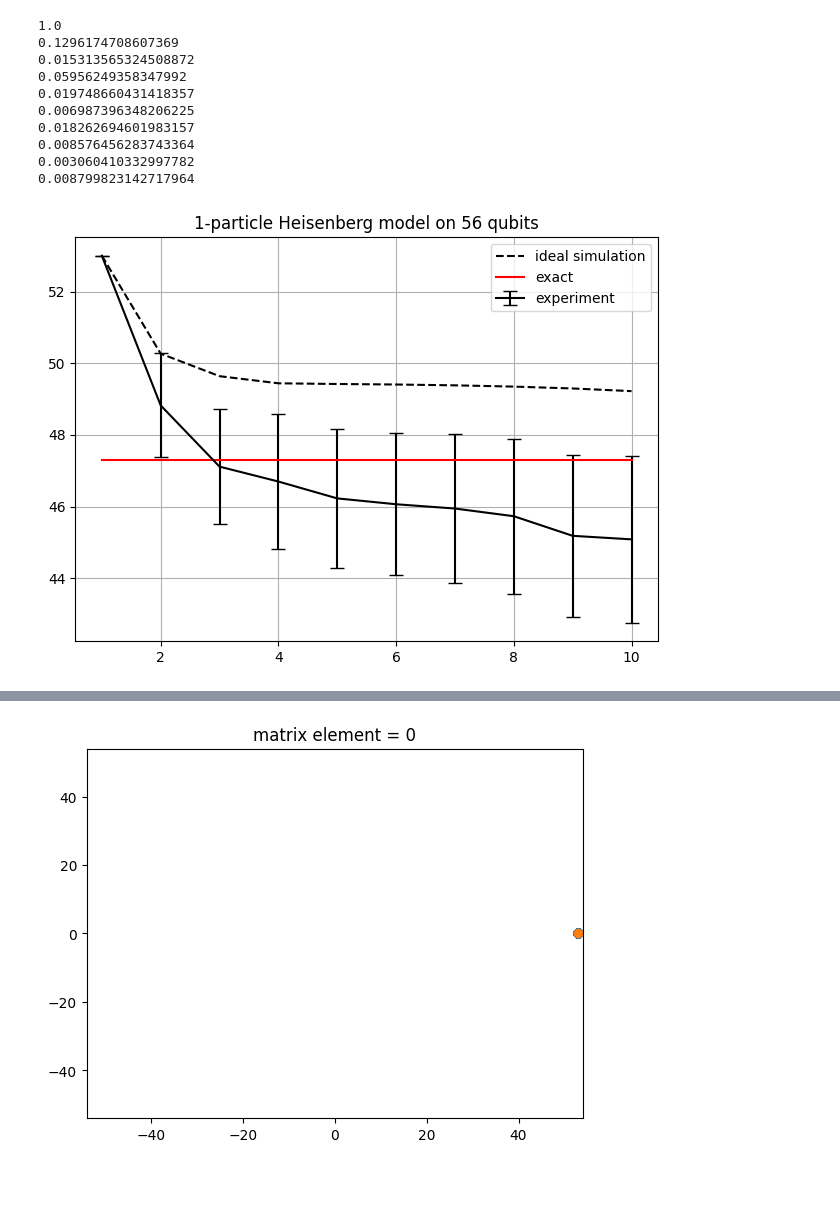
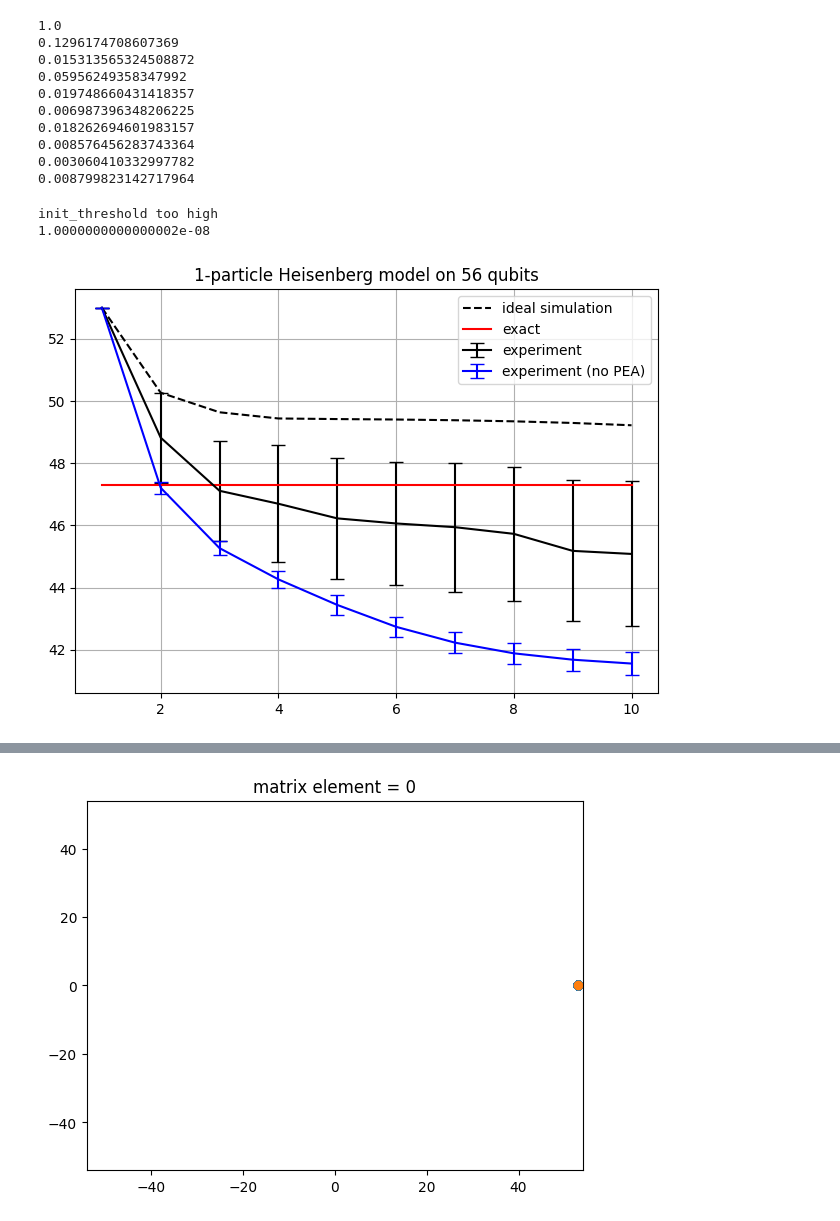
Before and after one commit to wmkirby1/krylov-experiment-data-processing, a Jupyter notebook: k1_57q_expt_11172023_130221/bootstrap_postprocessing.ipynb, the cells around one changed output, grey strips where cells are left out. Cells and saved outputs as stored; diff of their text form; code cells hidden in the pictures; blank space fills up the shorter version.

```diff
--- a/k1_57q_expt_11172023_130221/bootstrap_postprocessing.ipynb
+++ b/k1_57q_expt_11172023_130221/bootstrap_postprocessing.ipynb
@@ -122,8 +122,8 @@ def lin_fun(x, a, b):
 
 bootstrap_samples_H, bootstrap_samples_S = [], []
 
-for sample in range(n_resamples):
-    print('{} of {}'.format(sample, n_resamples))
+for sample in range(n_resample):
+    print('{} of {}'.format(sample, n_resample))
 
     boot_experiment_expvals = np.load('data/boot_expvals_resampled_twirls_{}.npy'.format(sample), allow_pickle=True).tolist()
     boot_experiment_expvals_err = np.load('data/boot_stddevs_resampled_twirls_{}.npy'.format(sample), allow_pickle=True).tolist()
@@ -336,6 +444,8 @@ init_threshold too high
 # %%
 bootstrap_samples_H = np.load('data/bootstrap_samples_H_paper.npy', allow_pickle=True)
 bootstrap_samples_S = np.load('data/bootstrap_samples_S_paper.npy', allow_pickle=True)
+bootstrap_samples_H_no_extrap = np.load('data/bootstrap_samples_H_paper_no_extrap.npy', allow_pickle=True)
+bootstrap_samples_S_no_extrap = np.load('data/bootstrap_samples_S_paper_no_extrap.npy', allow_pickle=True)
 # %%
 # Get energy curves from bootstraps
 
@@ -601,19 +884,29 @@ for d in range(1,11):
+# %%
+# Get experimental energy curve
+threshold_no_extrap, gs_en_orig_no_extrap, copt_no_extrap = optimize_threshold(D, H_orig_no_extrap, S_orig_no_extrap, 0, fit_tol=0.5, init_threshold=1e-8, skip_D=0, dimn_scaling=1)
+print(threshold)
+# %% [output]
+init_threshold too high
+1.0000000000000002e-08
 # %%
 stds = np.apply_along_axis(np.std, 0, bootstrap_samples_gs_en)
 plt.errorbar(range(1,D+1), gs_en_orig, stds, label='experiment', color='k', capsize=5)
+
+stds = np.apply_along_axis(np.std, 0, bootstrap_samples_gs_en_no_extrap)
+plt.errorbar(range(1,D+1), gs_en_orig_no_extrap, stds, label='experiment (no PEA)', color='b', capsize=5)
 
 plt.plot(range(1,D+1), ideal_energies[:D], label='ideal simulation', color='k', linestyle='dashed')
 plt.plot(range(1,D+1), [exact_gse]*D, label = 'exact', color='r')
 # plt.plot(range(1,D+1), gs_en_orig, label='orig')
 
 # plt.xlabel('Krylov dimension')
 # plt.ylabel('Ground state energy estimate')
 
 plt.grid()
 plt.legend(loc='upper right')
 plt.title('1-particle Heisenberg model on 56 qubits')
 
 plt.tight_layout()
 plt.savefig('1_particle_fig.pdf')
 # %% [output]
-[figure, old version]
+[figure, new version]
```
Also changed, not shown: parts of 7 cells of this notebook, 17 other files.
